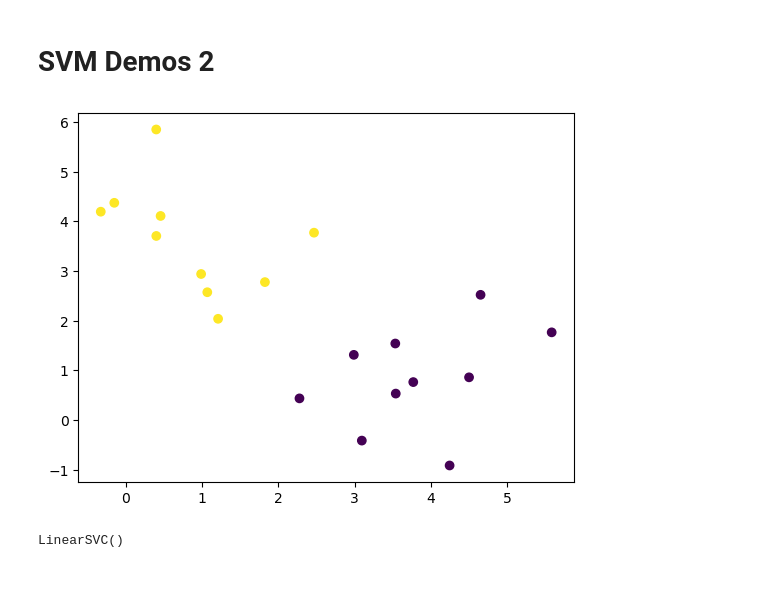
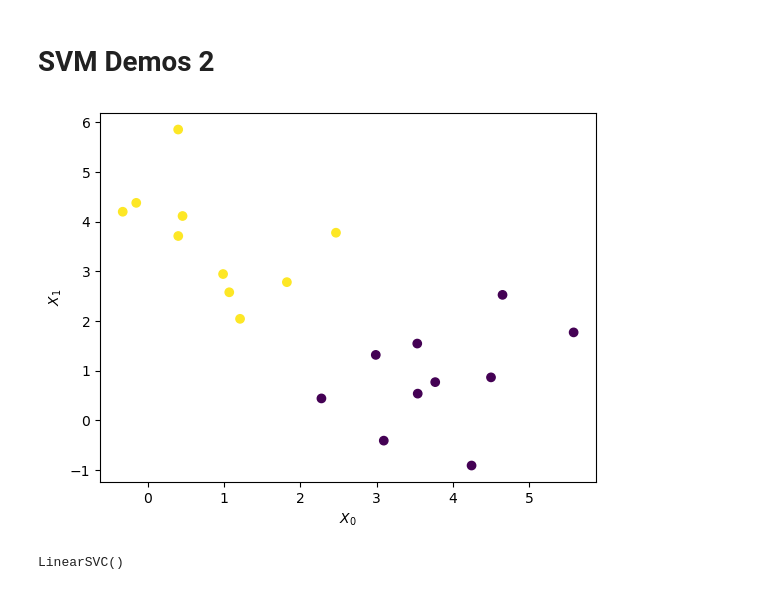
Before and after one commit to hrstnikolov/2022-machine-learning, a Jupyter notebook: 05. Trees and SVMs Lab/SVM Demos 2.ipynb, the cells around one changed output. Saved outputs shown, nothing was run; the diff lists cells and outputs as text; code cells hidden in the pictures.

```diff
--- a/05. Trees and SVMs Lab/SVM Demos 2.ipynb
+++ b/05. Trees and SVMs Lab/SVM Demos 2.ipynb
@@ -14,18 +14,20 @@ from sklearn.metrics import accuracy_score, f1_score, classification_report, mak
 # %%
 X, y = make_blobs(
     n_samples=20,
     n_features=2,
     centers=[[4, 1], [1, 4]],
     cluster_std=1.0,
     random_state=42,
 )
 
 def plot_blobs(X, y, marker='o', alpha=1):
     plt.scatter(X[:, 0], X[:, 1], c=y, marker=marker, alpha= alpha)
+    plt.xlabel('$X_0$')
+    plt.ylabel('$X_1$')
 
 plot_blobs(X, y)
 # %% [output]
-[figure, old version]
+[figure, new version]
 # %%
 lsvc = LinearSVC()
 lsvc.fit(X, y)
```
Also changed, not shown: parts of 2 cells of this notebook, 5 other files.
